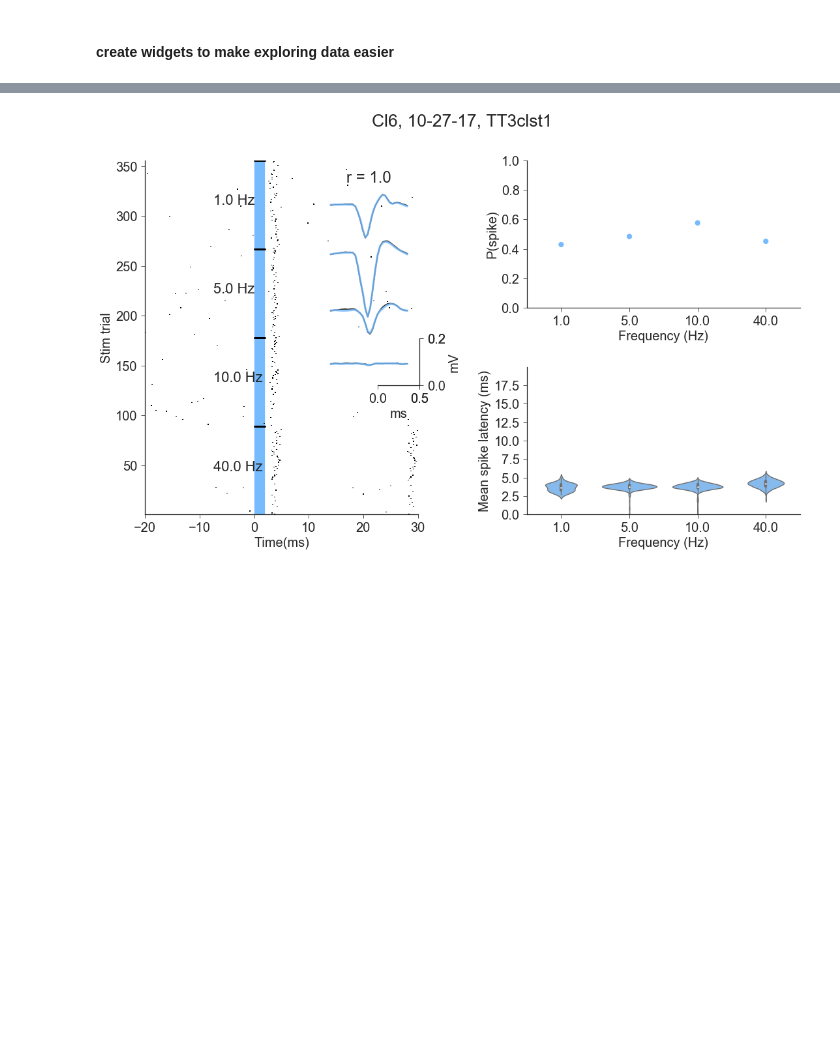
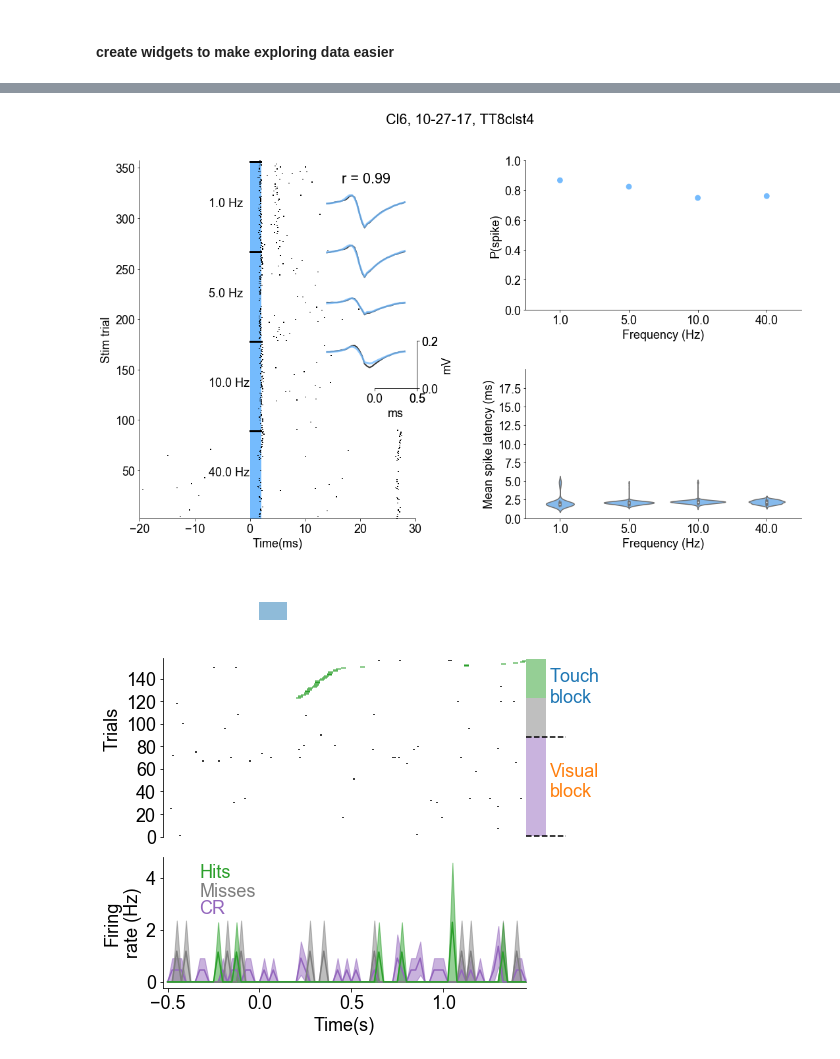
Before and after one commit to efinkel/Claustrum_analysis, a Jupyter notebook: Optogenetic_analysis_notebook-Copy1.ipynb, the cells around one changed output, grey strips where cells are left out. Saved outputs shown, nothing was run; the diff lists cells and outputs as text; code cells hidden in the pictures; blank space fills up the shorter version.

```diff
--- a/Optogenetic_analysis_notebook-Copy1.ipynb
+++ b/Optogenetic_analysis_notebook-Copy1.ipynb
@@ -310,6 +324,11 @@ opto_waves_df.head()
 | 3 | Cl4 | 05-19-17 | TT1clst1 | 2612.333 | 0.013304 | 0.015482 | 0.025595 | 0.041869 | 0.045757 | ... |
 | 4 | Cl4 | 05-19-17 | TT1clst1 | 2612.757 | 0.011026 | 0.004382 | 0.006441 | 0.009677 | 0.030646 | ... |
 5 rows × 133 columns
+# %%
+try:
+    all_opto_metrics_df = pd.read_hdf('all_opto_metrics_df.h5', 'table')
+except:
+    all_opto_metrics_df = pd.DataFrame()
 # %%
 # this will create a dataframe containing all the important metrics to determine
 # which units are opto identified
@@ -470,17 +488,9 @@ invalid value encountered in less
 #### define function that will plot identification metrics for each unit
 # %%
 import seaborn as sns
-sns.set_style("ticks")
-sns.set_context("paper", rc={"font.size":20,"axes.titlesize":24,"axes.labelsize":20})
-font = {'family' : 'sans-serif',
-        'weight' : 'normal',
-        'size'   : 22}
-
-mpl.rc('font', **font)
-mpl.rc('xtick', labelsize=20)
-mpl.rc('ytick', labelsize=20)
-mpl.rc('axes', labelsize=20)
-
+# sns.set_style("ticks")
+# sns.set(font_scale = 1.5)
+# sns.set_context("paper", rc={"font.size":14,"axes.titlesize":14,"axes.labelsize":14})
 
 def opto_metrics(uni_id, log, opto_metrics_log):
 
@@ -657,9 +665,3 @@ fig = dict(data=data, layout=layout)
 py.iplot(fig, filename='identification metrics', validate=False)
 # %% [output]
 [interactive output not drawn]
-# %%
-table_data = all_opto_metrics_df[['mouse_name','date', 'cluster_name', 'uni_id']][rows][identified_group]
-# table = ff.create_table(table_data, height_constant=15)
-# table.layout.width=300
-# py.iplot(table, filename='identification table', height=700, validate=False)
-table_data
@@ -685,10 +693,21 @@ table_data
 table_data.to_csv('identified_units.csv')
 # %%
 from matplotlib.backends.backend_pdf import PdfPages
+mpl.close('all')
+font = {'family' : 'Arial',
+'weight' : 'normal',
+'size'   : 18}
+
+mpl.rc('font', **font)
 with PdfPages('test.pdf') as pdf:
-    fig = opto_metrics('Cl610-27-178t4', opto_log_df, all_opto_metrics_df)
-    fig1 = opto_metrics('Cl610-27-173t1', opto_log_df, all_opto_metrics_df)
-    pdf.savefig(fig)
-    pdf.savefig(fig1)
+    for uni_id in table_data.loc[:,'uni_id']:
+        fig = opto_metrics(uni_id, opto_log_df, all_opto_metrics_df)
+        fig1 = pu.plot_unit(log_df, uni_id, -0.5, 1.5, 0.025)
+        fig3 = pu.plot_unit(log_df, uni_id, -0.5, 1.5, 0.025, modality = 'visual')
+
+        pdf.savefig(fig)
+        pdf.savefig(fig1)
+        pdf.savefig(fig3)
 # %% [output]
-[figure, old version]
+[figure, new version]
+[figure, added]
```
Also changed, not shown: parts of 16 cells of this notebook.
